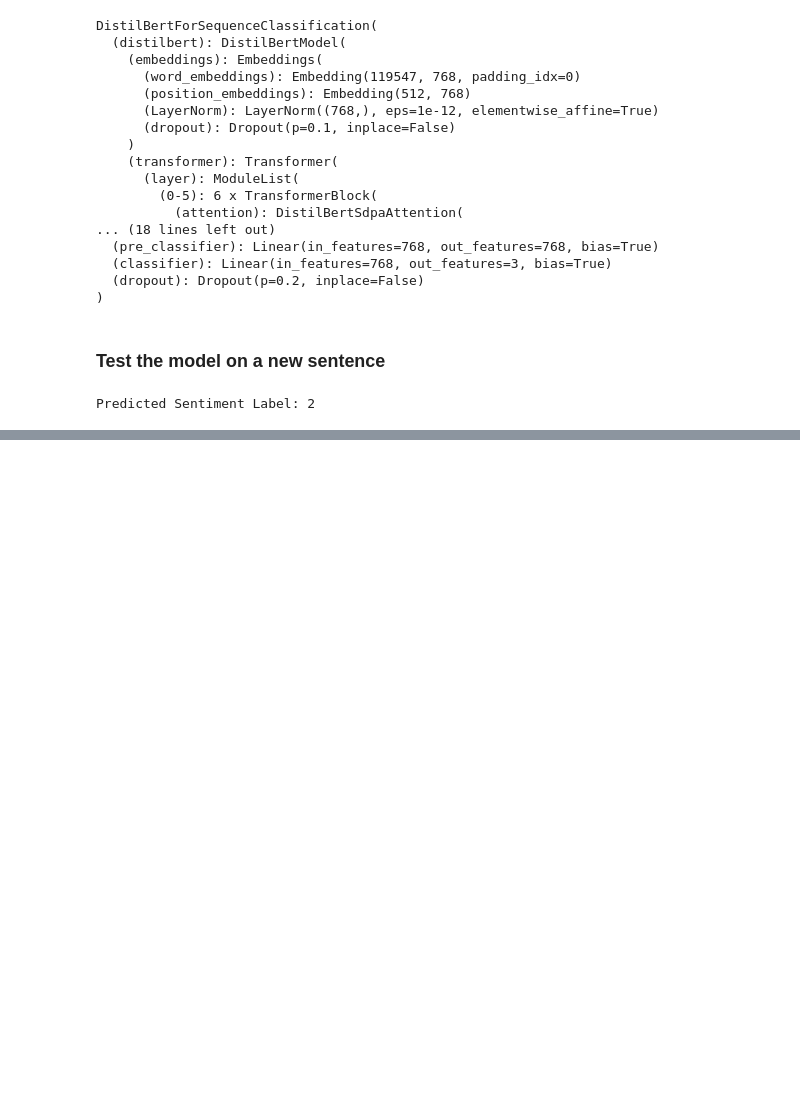
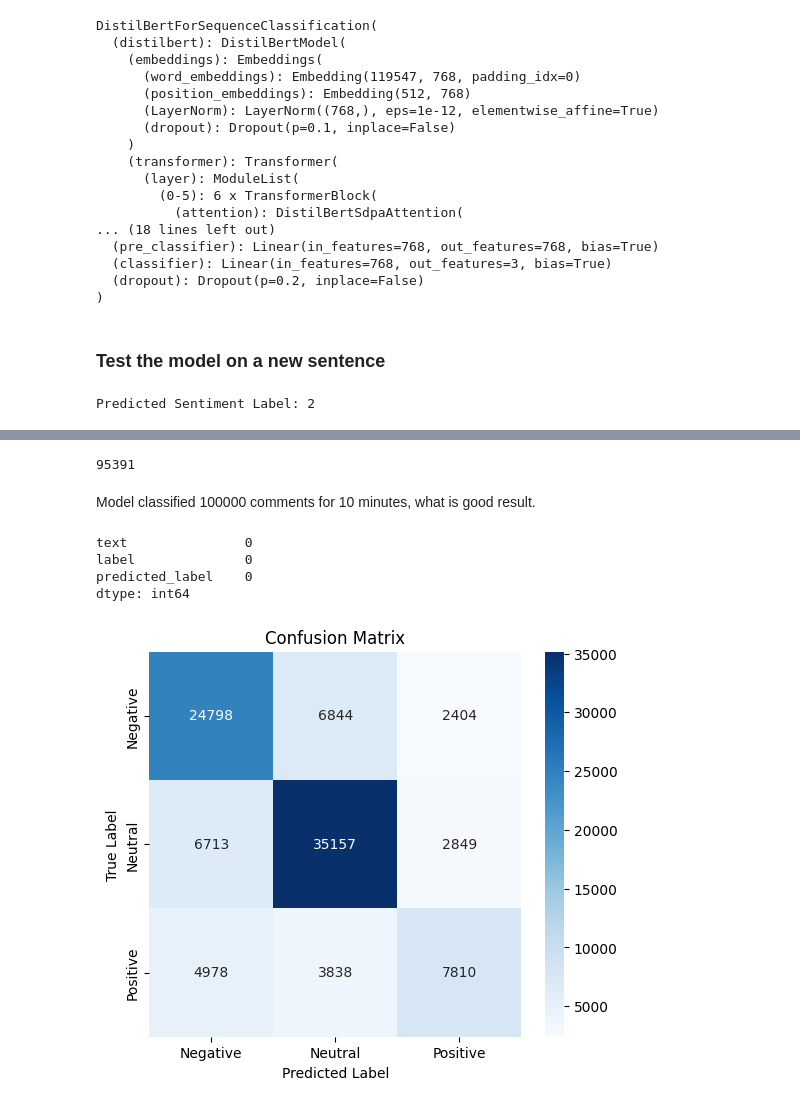
Before and after one commit to davydantoniuk/youtube-sentiment-analyser, a Jupyter notebook: models/model5/model5.ipynb, the cells around one changed output, grey strips where cells are left out. Drawn from its saved outputs; the diff is of its cells as text; code cells hidden in the pictures; blank space fills up the shorter version.

Commit message:
evaluate model5 on the holdout dataset and identify ways to improve its performance

```diff
--- a/models/model5/model5.ipynb
+++ b/models/model5/model5.ipynb
@@ -254,0 +265,36 @@ Predicted Sentiment Label: 2
+# %%
+data = pd.read_csv('../../data/Multiilingual_dataset/mulilingual_dataset.csv').dropna()
+before_data = data.sample(frac=0.5, random_state=42)
+remaining_data = data.drop(before_data.index)
+# %%
+new_data = remaining_data.sample(frac=0.1, random_state=42)
+len(new_data)
+# %% [output]
+95391
+# %%
+from tqdm import tqdm
+tqdm.pandas(desc="Processing Sentiment Analysis")
+new_data["predicted_label"] = new_data["text"].progress_apply(predict_sentiment)
+# %% [markdown]
+Model classified 100000 comments for 10 minutes, what is good result.
+# %%
+new_data.isna().sum()
+# %% [output]
+text               0
+label              0
+predicted_label    0
+dtype: int64
+# %%
+from sklearn.metrics import confusion_matrix, classification_report
+conf_matrix = confusion_matrix(new_data['label'], new_data['predicted_label'])
+class_report = classification_report(new_data['label'], new_data['predicted_label'], target_names=['Negative', 'Neutral', 'Positive'])
+# %%
+# Plot confusion matrix
+plt.figure(figsize=(6,5))
+sns.heatmap(conf_matrix, annot=True, fmt='d', cmap="Blues", xticklabels=['Negative', 'Neutral', 'Positive'], yticklabels=['Negative', 'Neutral', 'Positive'])
+plt.xlabel("Predicted Label")
+plt.ylabel("True Label")
+plt.title("Confusion Matrix")
+plt.show()
+# %% [output]
+[figure, added]
```
Also changed, not shown: parts of 5 cells of this notebook.
